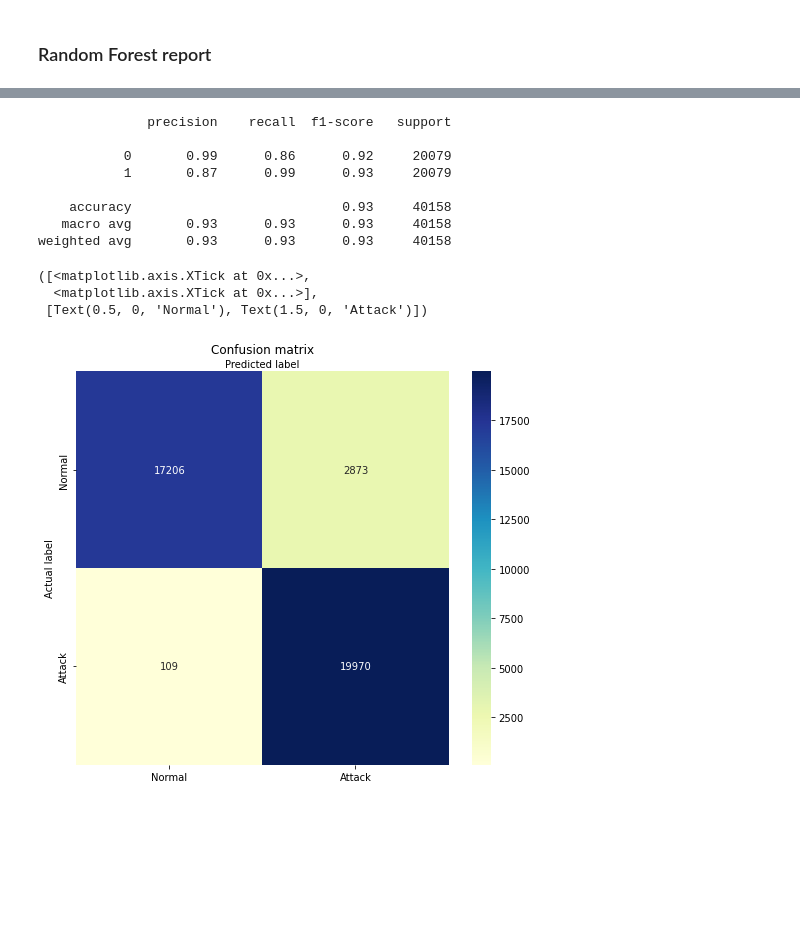
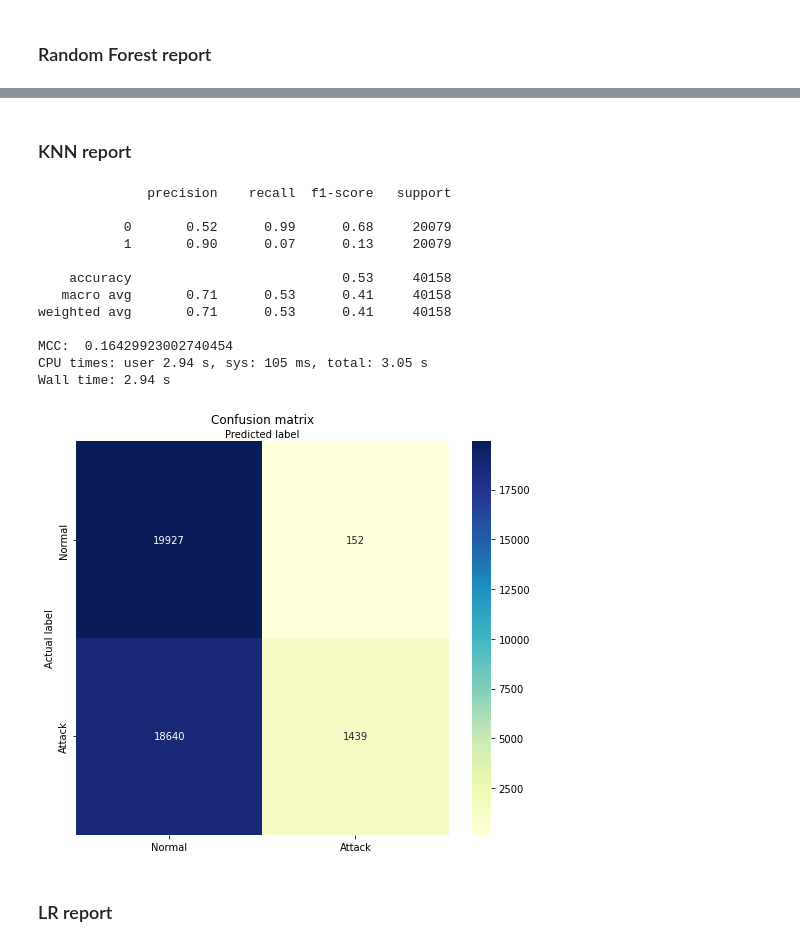
Before and after one commit to Fabio-RibeiroB/BBK-Applied-ML, a Jupyter notebook: BBK_AML_CW.ipynb, the cells around one changed output, grey strips where cells are left out. Saved outputs shown, nothing was run; the diff lists cells and outputs as text; code cells hidden in the pictures; blank space fills up the shorter version.

```diff
--- a/BBK_AML_CW.ipynb
+++ b/BBK_AML_CW.ipynb
@@ -841,18 +880,18 @@ else:
   #max_depth=[8, 16, 20]
   #n_estimators = [25, 50, 100]
   param_grid = {
-    'n_estimators': [200, 500],
-    'max_features': ['auto', 'sqrt', 'log2'],
-    'max_depth' : [4,5,6,7,8],
+    'n_estimators': [100, 200, 500],
+    #'max_features': ['auto', 'sqrt', 'log2'],
+    #'max_depth' : [4,5,6,7,8],
     'criterion' :['gini', 'entropy']
-}
+  }
   # Create the parameter grid
-  param_grid = dict(max_depth=max_depth, n_estimators=n_estimators)
+  #param_grid = dict(max_depth=max_depth, n_estimators=n_estimators)
 
   # Build the gridsearch
   model = RandomForestClassifier()
-  grid = GridSearchCV(estimator=model, param_grid=param_grid, cv = 5, scoring='roc_auc')
-  grid_results = grid.fit(X, Y)
+  grid = GridSearchCV(estimator=model, param_grid=param_grid, cv = 5)# scoring='roc_auc')
+  grid_results = grid.fit(X, Y)# X = X_training dataset full
 
   # Summarise the results in a readable format
   print("Best CV accuracy for classifier: {0}, using {1}".format(grid_results.cv_results_['mean_test_score'], grid_results.best_params_))
@@ -911,7 +950,7 @@ else:
   # Do the gridsearch
   model = XGBClassifier()
   grid = GridSearchCV(estimator=model, param_grid=param_grid, cv = 5)
-  grid_results = grid.fit(X, Y)
+  grid_results = grid.fit(X_train_scaled, Y_train)
 
   grid_search = GridSearchCV(
     estimator=model,
@@ -954,20 +995,13 @@ elif path.isfile('./ET_tuned.sav'):
     ET_tuned = pickle.load(f)
 
 else:
-
-
   # Define parameters
   param_grid = {
-          'max_depth': [5, 10, 20],
-          #'min_child_weight': np.arange(0.01, 0.5, 0.01),
-          #'min_child_weight': [1, 5, 10],
-          'gamma': [0.1, 0.5, 1],
-          #'learning_rate': [0.05, 0.1, 0.2, 0.3],
-          #'subsample': [0.6, 0.8, 1.0],
-          #'colsample_bytree': np.arange(0.1,1.0,0.1),
-          'reg_alpha': [0.1, 0.2, 0.3],
-          #'reg_lambda': np.arange(0, 1, 0.2)
-          }
+  'n_estimators': [200, 500],
+  'max_features': ['auto', 'sqrt', 'log2'],
+  'max_depth' : [4,5,6,7,8],
+  'criterion' :['gini', 'entropy']
+  }
 
   # Do the gridsearch
   model = ExtraTreesClassifier()
@@ -1040,33 +1274,41 @@ weighted avg       0.89      0.87      0.87     40158
+# %% [markdown]
+### KNN report
 # %%
+%%time
 X_test = X_test_scaled.values
-XGB_final = XGB_tuned.fit(X, Y)
-XGB_predicted = XGB_tuned.predict(X_test)
-report = classification_report(Y_test, XGB_predicted)
+KNN_final = KNN_tuned.fit(X, Y)
+KNN_predicted = KNN_final.predict(X_test)
+report = classification_report(Y_test, KNN_predicted)
 print(report)
 
 # Create a confusion matrix
-cnf_matrix = confusion_matrix(Y_test, XGB_predicted)
+cnf_matrix = confusion_matrix(Y_test, KNN_predicted)
 
 # Create heatmap from the confusion matrix
 class_names=['Normal', 'Attack'] # name  of classes
 fig, ax = plt.subplots(figsize=(7, 6))
 sns.heatmap(pd.DataFrame(cnf_matrix), annot=True, cmap="YlGnBu", fmt='g')
 ax.xaxis.set_label_position("top")
 plt.tight_layout()
 plt.title('Confusion matrix')
 plt.ylabel('Actual label'); plt.xlabel('Predicted label')
 tick_marks = [0.5, 1.5]
 plt.yticks(tick_marks, class_names); plt.xticks(tick_marks, class_names)
+
+print('MCC: ', matthews_corrcoef(Y_test, KNN_predicted))
 # %% [output]
               precision    recall  f1-score   support
 
-           0       0.99      0.86      0.92     20079
-           1       0.87      0.99      0.93     20079
+           0       0.52      0.99      0.68     20079
+           1       0.90      0.07      0.13     20079
 
-    accuracy                           0.93     40158
-   macro avg       0.93      0.93      0.93     40158
-weighted avg       0.93      0.93      0.93     40158
+    accuracy                           0.53     40158
+   macro avg       0.71      0.53      0.41     40158
+weighted avg       0.71      0.53      0.41     40158
+
+MCC:  0.16429923002740454
+CPU times: user 2.94 s, sys: 105 ms, total: 3.05 s
+Wall time: 2.94 s
-([<matplotlib.axis.XTick at 0x...>,
-  <matplotlib.axis.XTick at 0x...>],
- [Text(0.5, 0, 'Normal'), Text(1.5, 0, 'Attack')])
-[figure, old version]
+[figure, new version]
+# %% [markdown]
+### LR report
```
Also changed, not shown: parts of 51 cells of this notebook.
